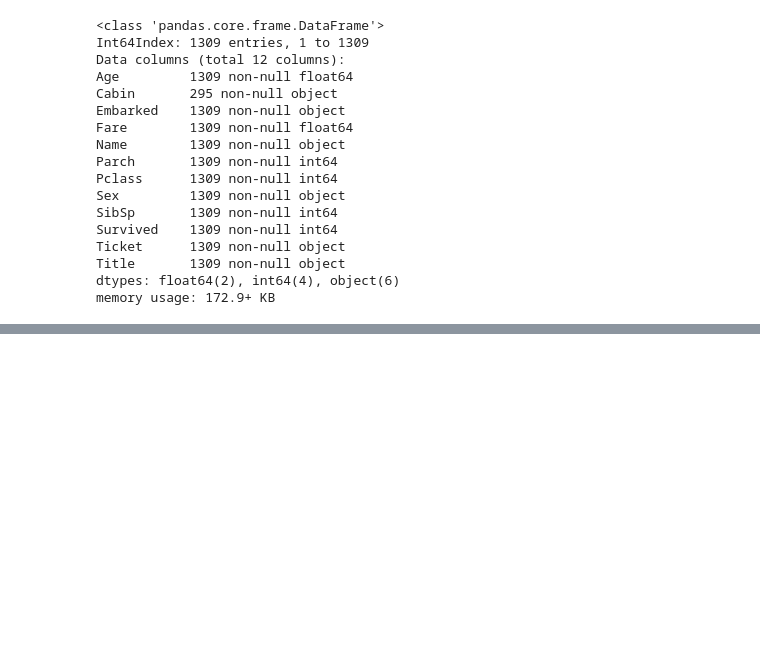
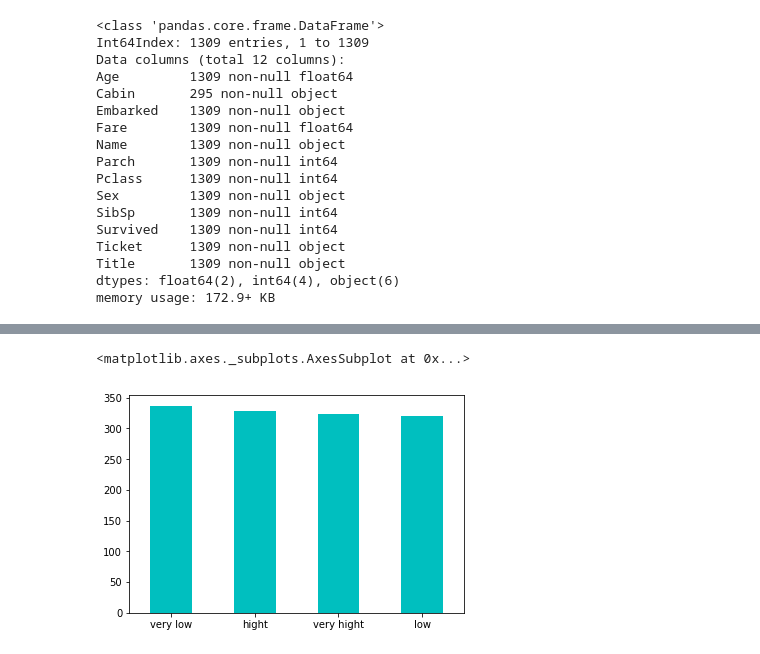
Before and after one commit to Maricha/Titanic, a Jupyter notebook: notebooks/Blank Data.ipynb, the cells around one changed output, grey strips where cells are left out. Cells and saved outputs as stored; diff of their text form; code cells hidden in the pictures; blank space fills up the shorter version.

```diff
--- a/notebooks/Blank Data.ipynb
+++ b/notebooks/Blank Data.ipynb
@@ -286,0 +343,5 @@ SyntaxError: invalid syntax (<ipython-input-40-02db47e578d6>, line 1)
+# %%
+pd.qcut(df.Fare, 4, labels=['very low', 'low', 'hight', 'very hight']).value_counts().plot(kind='bar', color='c', rot=0)
+# %% [output]
+<matplotlib.axes._subplots.AxesSubplot at 0x...>
+[figure, added]
```
Also changed, not shown: parts of 11 cells of this notebook.
